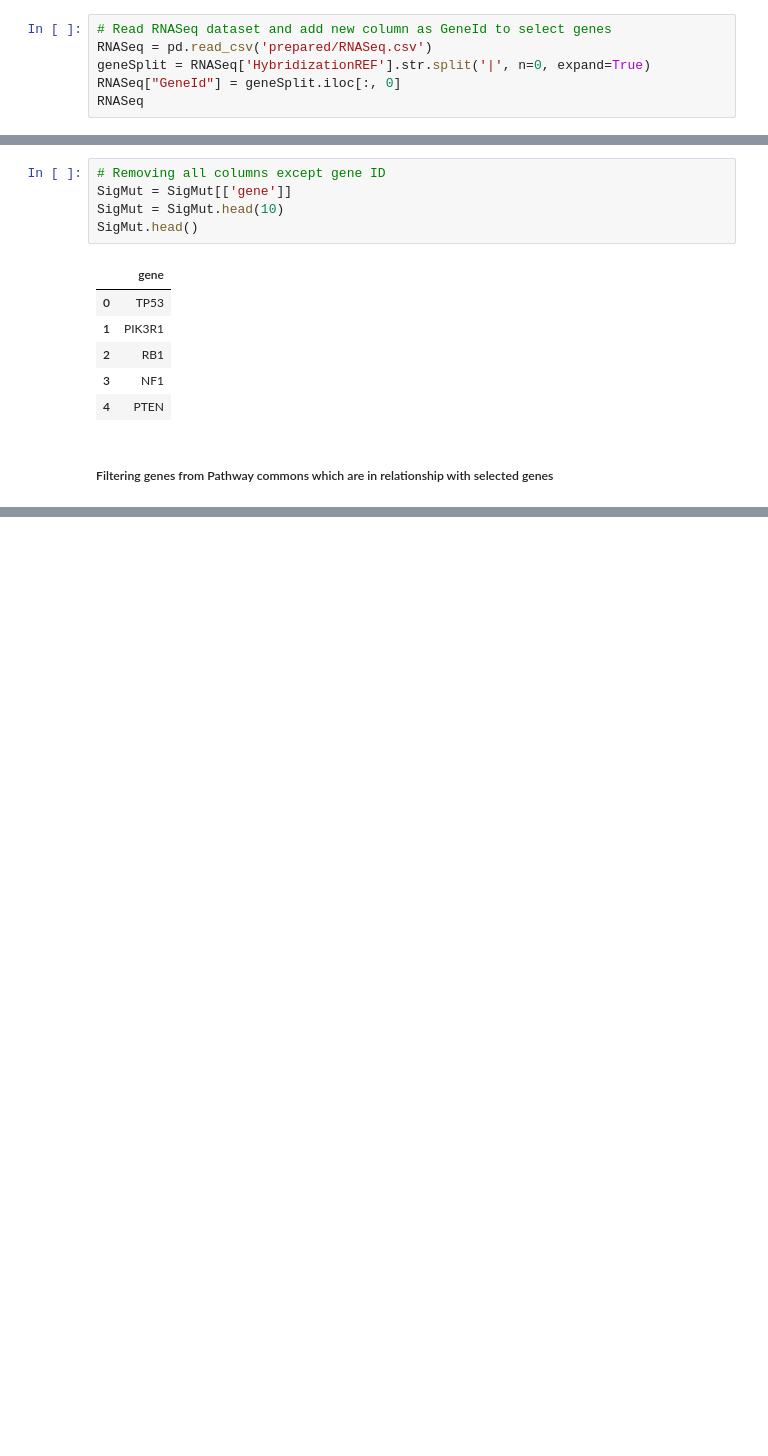
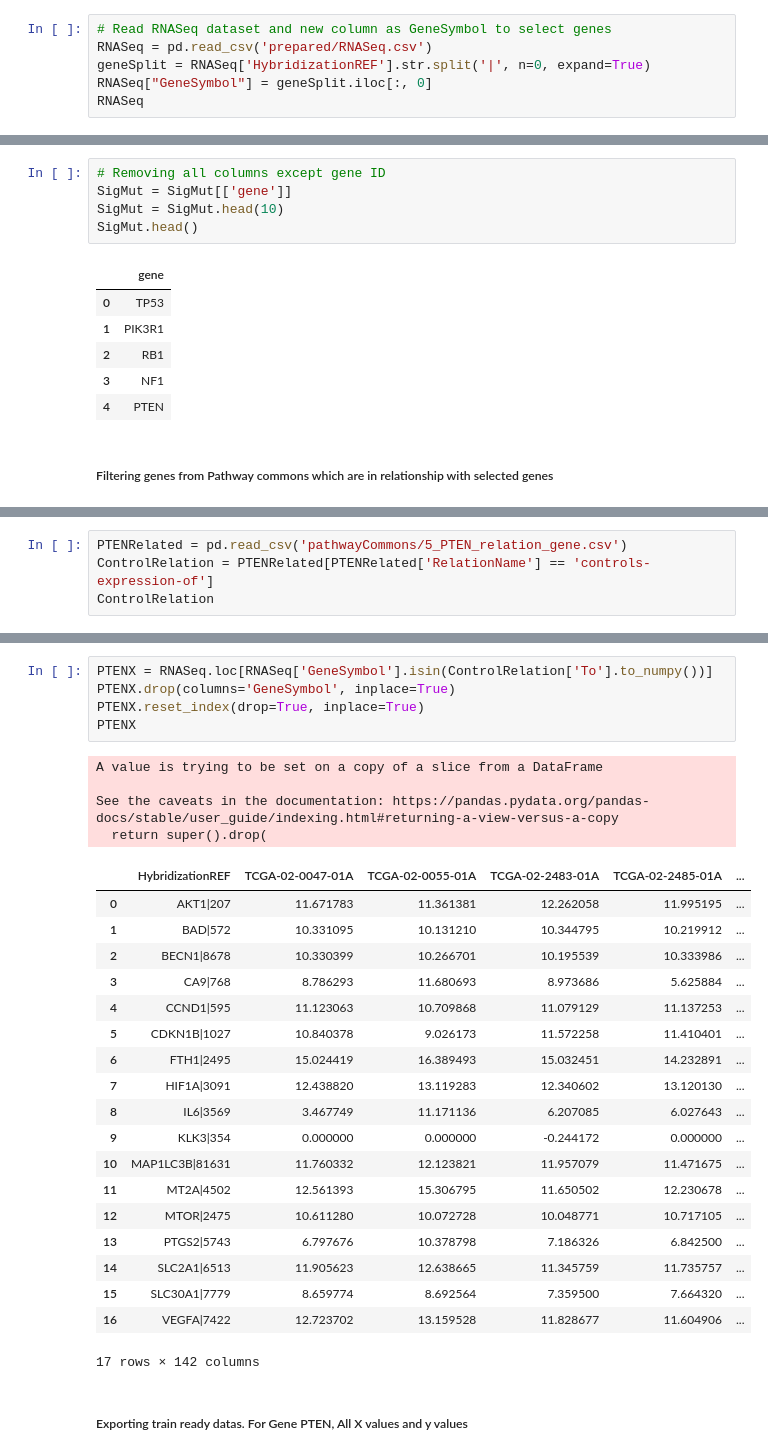
Before and after one commit to KisanThapa/ProjectCS638-Applied-Machine-Learning, a Jupyter notebook: PathwayCommons.ipynb, the cells around one changed output, grey strips where cells are left out. Saved outputs shown, nothing was run; the diff lists cells and outputs as text; blank space fills up the shorter version.

Commit message:
Data finalized to train the model

```diff
--- a/PathwayCommons.ipynb
+++ b/PathwayCommons.ipynb
@@ -8,8 +10,8 @@ import numpy as np
 # %%
-# Read RNASeq dataset and add new column as GeneId to select genes
+# Read RNASeq dataset and new column as GeneSymbol to select genes
 RNASeq = pd.read_csv('prepared/RNASeq.csv')
 geneSplit = RNASeq['HybridizationREF'].str.split('|', n=0, expand=True)
-RNASeq["GeneId"] = geneSplit.iloc[:, 0]
+RNASeq["GeneSymbol"] = geneSplit.iloc[:, 0]
 RNASeq
 # %% [output]
 |  | HybridizationREF | TCGA-02-0047-01A | TCGA-02-0055-01A | TCGA-02-2483-01A | TCGA-02-2485-01A | ... |
@@ -78,0 +83,4 @@ for gene in SigMut['gene']:
+# %%
+PTENRelated = pd.read_csv('pathwayCommons/5_PTEN_relation_gene.csv')
+ControlRelation = PTENRelated[PTENRelated['RelationName'] == 'controls-expression-of']
+ControlRelation
@@ -78,0 +105,31 @@ for gene in SigMut['gene']:
+# %%
+PTENX = RNASeq.loc[RNASeq['GeneSymbol'].isin(ControlRelation['To'].to_numpy())]
+PTENX.drop(columns='GeneSymbol', inplace=True)
+PTENX.reset_index(drop=True, inplace=True)
+PTENX
+# %% [output]
+A value is trying to be set on a copy of a slice from a DataFrame
+
+See the caveats in the documentation: https://pandas.pydata.org/pandas-docs/stable/user_guide/indexing.html#returning-a-view-versus-a-copy
+  return super().drop(
+|  | HybridizationREF | TCGA-02-0047-01A | TCGA-02-0055-01A | TCGA-02-2483-01A | TCGA-02-2485-01A | ... |
+| 0 | AKT1|207 | 11.671783 | 11.361381 | 12.262058 | 11.995195 | ... |
+| 1 | BAD|572 | 10.331095 | 10.131210 | 10.344795 | 10.219912 | ... |
+| 2 | BECN1|8678 | 10.330399 | 10.266701 | 10.195539 | 10.333986 | ... |
+| 3 | CA9|768 | 8.786293 | 11.680693 | 8.973686 | 5.625884 | ... |
+| 4 | CCND1|595 | 11.123063 | 10.709868 | 11.079129 | 11.137253 | ... |
+| 5 | CDKN1B|1027 | 10.840378 | 9.026173 | 11.572258 | 11.410401 | ... |
+| 6 | FTH1|2495 | 15.024419 | 16.389493 | 15.032451 | 14.232891 | ... |
+| 7 | HIF1A|3091 | 12.438820 | 13.119283 | 12.340602 | 13.120130 | ... |
+| 8 | IL6|3569 | 3.467749 | 11.171136 | 6.207085 | 6.027643 | ... |
+| 9 | KLK3|354 | 0.000000 | 0.000000 | -0.244172 | 0.000000 | ... |
+| 10 | MAP1LC3B|81631 | 11.760332 | 12.123821 | 11.957079 | 11.471675 | ... |
+| 11 | MT2A|4502 | 12.561393 | 15.306795 | 11.650502 | 12.230678 | ... |
+| 12 | MTOR|2475 | 10.611280 | 10.072728 | 10.048771 | 10.717105 | ... |
+| 13 | PTGS2|5743 | 6.797676 | 10.378798 | 7.186326 | 6.842500 | ... |
+| 14 | SLC2A1|6513 | 11.905623 | 12.638665 | 11.345759 | 11.735757 | ... |
+| 15 | SLC30A1|7779 | 8.659774 | 8.692564 | 7.359500 | 7.664320 | ... |
+| 16 | VEGFA|7422 | 12.723702 | 13.159528 | 11.828677 | 11.604906 | ... |
+17 rows × 142 columns
+# %% [markdown]
+##### Exporting train ready datas. For Gene PTEN, All X values and y values
```
Also changed, not shown: parts of 6 cells of this notebook, 12 other files.
